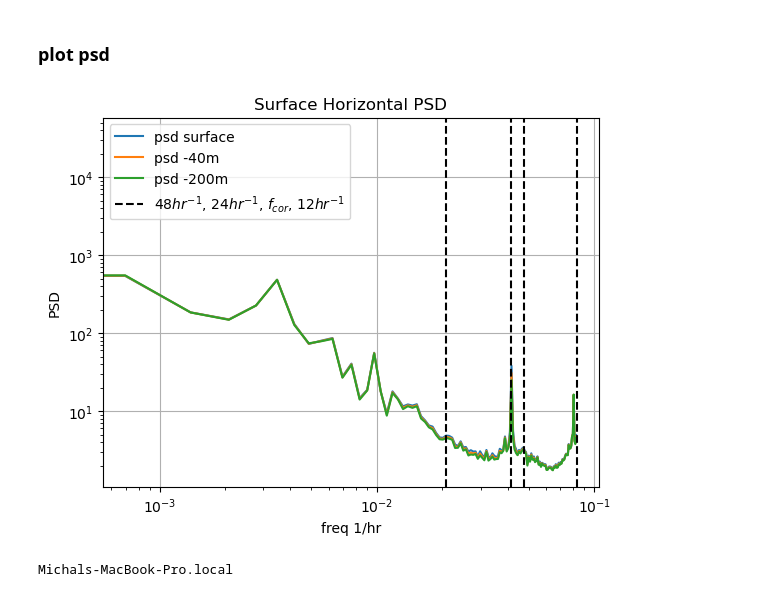
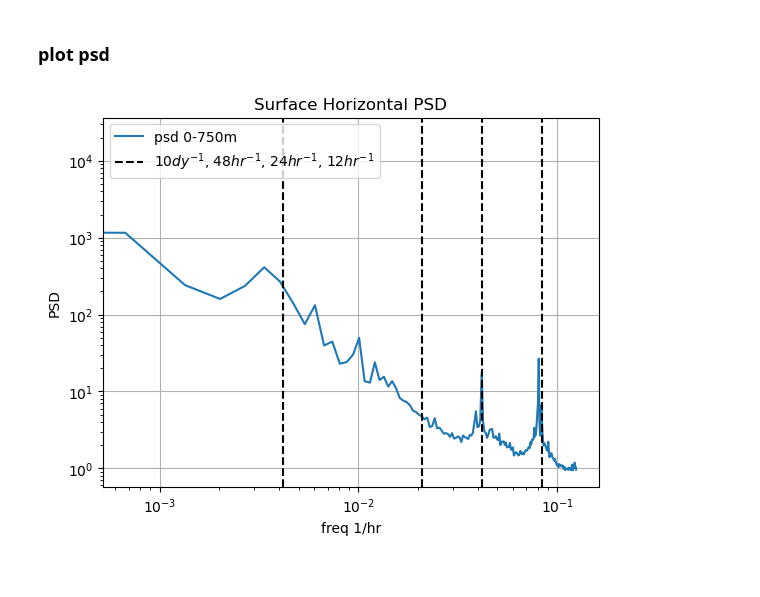
Before and after one commit to michuly/MOTIVE, a Jupyter notebook: Model_plots/psd_1d.ipynb, the cells around one changed output. Cells and saved outputs as stored; diff of their text form; code cells hidden in the pictures.

```diff
--- a/Model_plots/psd_1d.ipynb
+++ b/Model_plots/psd_1d.ipynb
@@ -8,7 +8,7 @@ from imports_file import *
 # %%
 dst_path = os.path.join(data_path_psd1d, "psd1_test_1.nc")
 dat_dst = Dataset(dst_path, 'r')
-freq = dat_dst.variables['freq'][:]/6
+freq = dat_dst.variables['freq'][:]/4
 psd = dat_dst.variables['psd'][:]
 depths = dat_dst.variables['depths'][:]
 dat_dst.close()
@@ -16,26 +16,18 @@ dat_dst.close()
 ### plot psd
 # %%
 # plt.plot(freq, psd.mean(axis=0))
-plt.plot(freq, psd[0,:])
-plt.plot(freq, psd[1,:])
-plt.plot(freq, psd[2,:])
+plt.plot(freq, psd.mean(axis=0))
 plt.xscale('log')
 plt.yscale('log')
 plt.xlabel('freq 1/hr')
 plt.ylabel('PSD')
 plt.title('Surface Horizontal PSD')
 plt.grid(True)
 plt.axvline(1/12,0,1e8, linestyle='--', c='k')
 plt.axvline(1/24,0,1e8, linestyle='--', c='k')
 plt.axvline(1/48,0,1e8, linestyle='--', c='k')
-f_cor = 2 * 2 * np.pi / 24 * np.sin(np.deg2rad(35)) / 2 / np.pi
-plt.axvline(f_cor,0,1e8, linestyle='--', c='k')
-plt.legend(['psd surface', 'psd -40m', 'psd -200m', '48$hr^{-1}$, 24$hr^{-1}$, $f_{cor}$, 12$hr^{-1}$'])
+plt.axvline(1/24/10,0,1e8, linestyle='--', c='k')
+plt.legend(['psd 0-750m', '10$dy^{-1}$, 48$hr^{-1}$, 24$hr^{-1}$, 12$hr^{-1}$'])
 plt.show()
 # %% [output]
-[figure, old version]
+[figure, new version]
-# %%
-import socket
-print(socket.gethostname())
-# %% [output]
-Michals-MacBook-Pro.local
```
Also changed, not shown: parts of 3 cells of this notebook, 15 other files.
